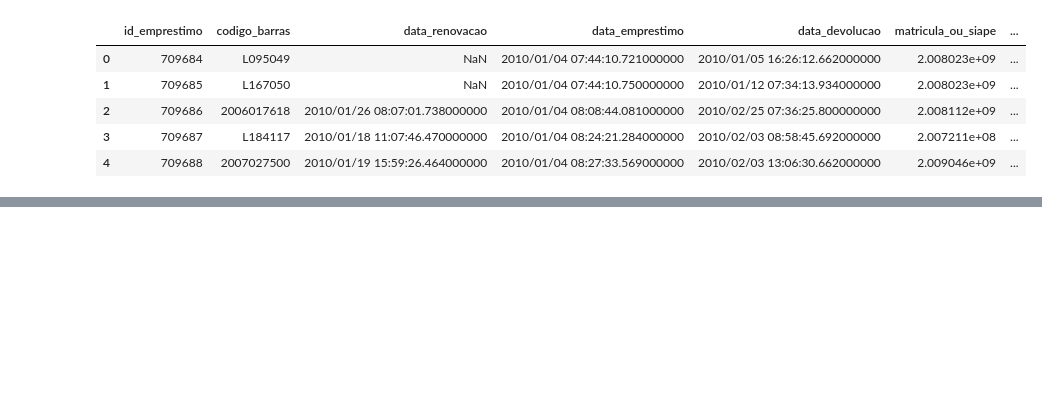
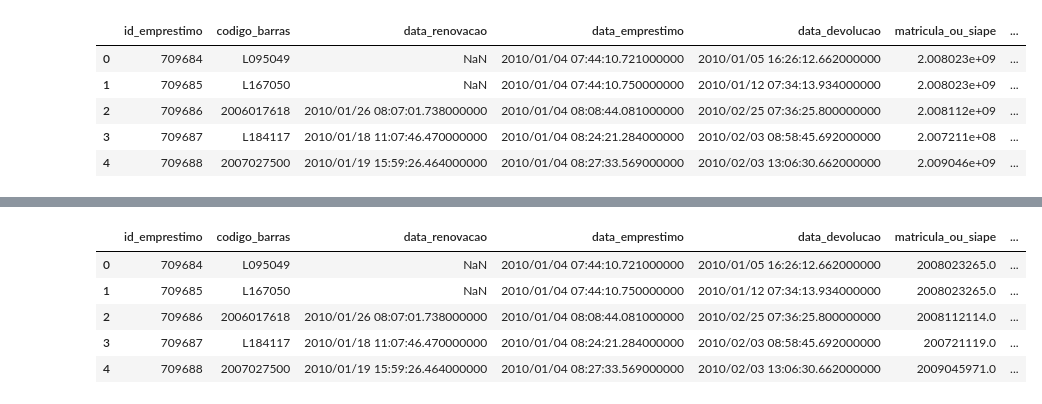
Before and after one commit to anacastrocc/-7DaysOfCode, a Jupyter notebook: _7DaysOfCode.ipynb, the cells around one changed output, grey strips where cells are left out. Drawn from its saved outputs; the diff is of its cells as text; code cells hidden in the pictures; blank space fills up the shorter version.

```diff
--- a/_7DaysOfCode.ipynb
+++ b/_7DaysOfCode.ipynb
@@ -182,3 +184,18 @@ emprestimos_acervo.head()
 | 2 | 709686 | 2006017618 | 2010/01/26 08:07:01.738000000 | 2010/01/04 08:08:44.081000000 | 2010/02/25 07:36:25.800000000 | 2.008112e+09 | ... |
 | 3 | 709687 | L184117 | 2010/01/18 11:07:46.470000000 | 2010/01/04 08:24:21.284000000 | 2010/02/03 08:58:45.692000000 | 2.007211e+08 | ... |
 | 4 | 709688 | 2007027500 | 2010/01/19 15:59:26.464000000 | 2010/01/04 08:27:33.569000000 | 2010/02/03 13:06:30.662000000 | 2.009046e+09 | ... |
+# %%
+#atribuindo e criando nova coluna categoria com o pandas.cut
+bins = [0, 99, 199, 299, 399, 499, 599, 699, 799, 899, 999]
+labels = ['Generalidades. Ciência e conhecimento',
+          'Filosofia e Psicologia',
+          'Religião',
+          'Ciências Sociais',
+          'Classe vaga. Provisoriamente não ocupada',
+          'Matemática e ciências naturais',
+          'Ciências aplicadas',
+          'Belas artes',
+          'Linguagem. Lingua. Linguística',
+          'Geografia. Biografia. História'
+          ]
+emprestimos_acervo['categoria'] = pd.cut(emprestimos_acervo['localizacao'], bins= bins, labels=labels,right=False)
@@ -184,0 +211,3 @@ emprestimos_acervo.head()
+# %%
+#excluindo a coluna "registro_sistema"
+emprestimos_acervo= emprestimos_acervo.drop(columns=['registro_sistema'])
@@ -184,0 +223,12 @@ emprestimos_acervo.head()
+# %%
+#transformando o tipo de dado da coluna "matricula_ou_siape"
+emprestimos_acervo['matricula_ou_siape']  = emprestimos_acervo['matricula_ou_siape'].astype('string')
+# %%
+emprestimos_acervo.head()
+# %% [output]
+|  | id_emprestimo | codigo_barras | data_renovacao | data_emprestimo | data_devolucao | matricula_ou_siape | ... |
+| 0 | 709684 | L095049 | NaN | 2010/01/04 07:44:10.721000000 | 2010/01/05 16:26:12.662000000 | 2008023265.0 | ... |
+| 1 | 709685 | L167050 | NaN | 2010/01/04 07:44:10.750000000 | 2010/01/12 07:34:13.934000000 | 2008023265.0 | ... |
+| 2 | 709686 | 2006017618 | 2010/01/26 08:07:01.738000000 | 2010/01/04 08:08:44.081000000 | 2010/02/25 07:36:25.800000000 | 2008112114.0 | ... |
+| 3 | 709687 | L184117 | 2010/01/18 11:07:46.470000000 | 2010/01/04 08:24:21.284000000 | 2010/02/03 08:58:45.692000000 | 200721119.0 | ... |
+| 4 | 709688 | 2007027500 | 2010/01/19 15:59:26.464000000 | 2010/01/04 08:27:33.569000000 | 2010/02/03 13:06:30.662000000 | 2009045971.0 | ... |
```
Also changed, not shown: parts of 5 cells of this notebook.
